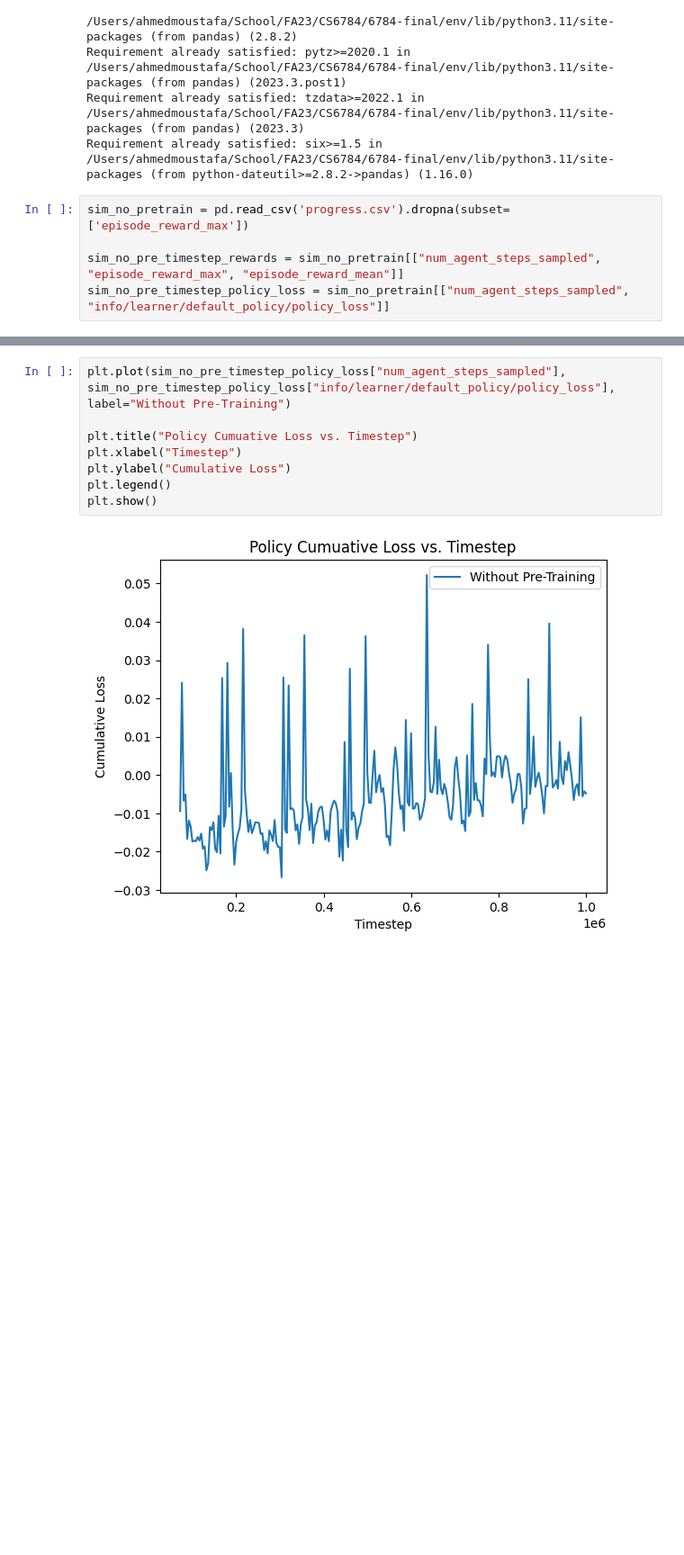
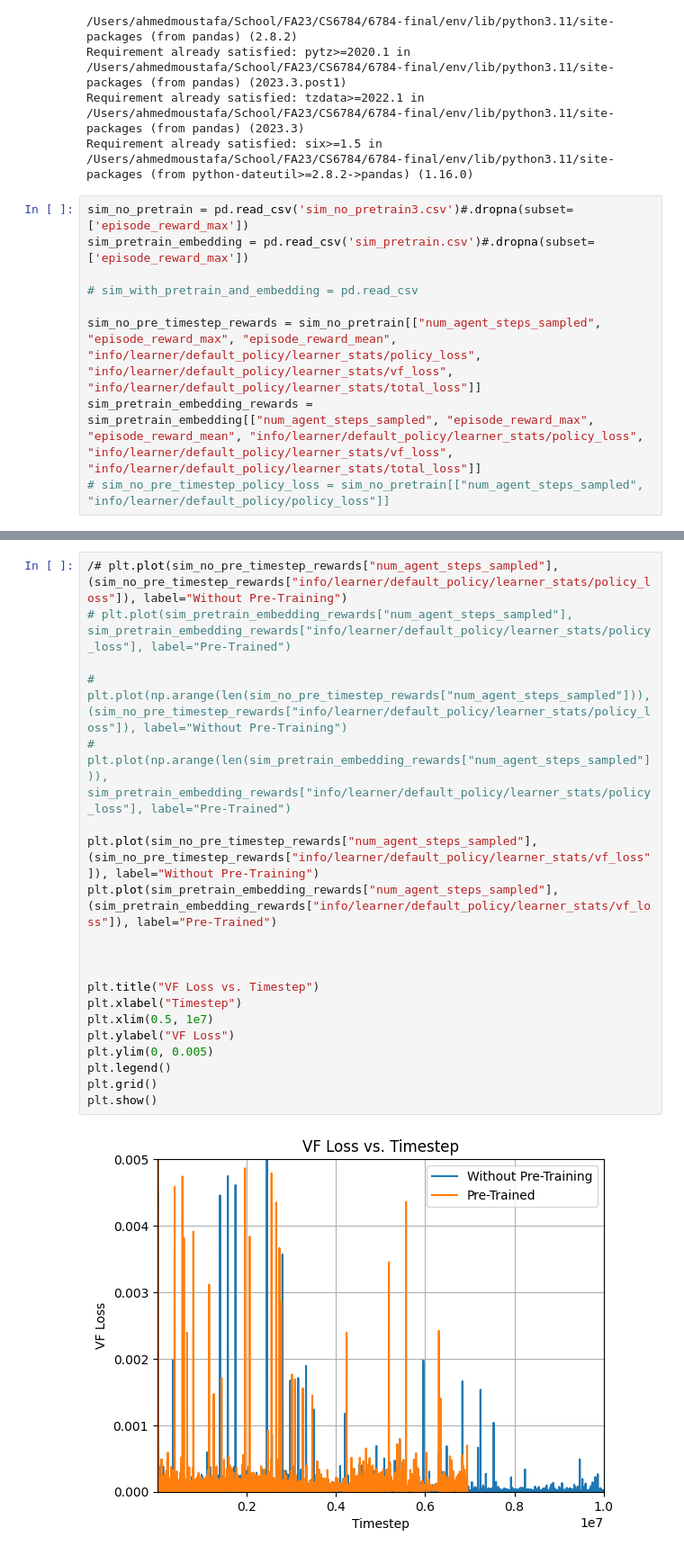
Before and after one commit to oliverjdlopez/6784-final, a Jupyter notebook: simulator/notebooks/datacenter_simulator.ipynb, the cells around one changed output, grey strips where cells are left out. Shown: that part at 90% size. Saved outputs shown, nothing was run; the diff lists cells and outputs as text; blank space fills up the shorter version.

```diff
--- a/simulator/notebooks/datacenter_simulator.ipynb
+++ b/simulator/notebooks/datacenter_simulator.ipynb
@@ -14,9 +14,13 @@ Requirement already satisfied: pytz>=2020.1 in /Users/ahmedmoustafa/School/FA23/
 Requirement already satisfied: tzdata>=2022.1 in /Users/ahmedmoustafa/School/FA23/CS6784/6784-final/env/lib/python3.11/site-packages (from pandas) (2023.3)
 Requirement already satisfied: six>=1.5 in /Users/ahmedmoustafa/School/FA23/CS6784/6784-final/env/lib/python3.11/site-packages (from python-dateutil>=2.8.2->pandas) (1.16.0)
 # %%
-sim_no_pretrain = pd.read_csv('progress.csv').dropna(subset=['episode_reward_max'])
+sim_no_pretrain = pd.read_csv('sim_no_pretrain3.csv')#.dropna(subset=['episode_reward_max'])
+sim_pretrain_embedding = pd.read_csv('sim_pretrain.csv')#.dropna(subset=['episode_reward_max'])
 
-sim_no_pre_timestep_rewards = sim_no_pretrain[["num_agent_steps_sampled", "episode_reward_max", "episode_reward_mean"]]
-sim_no_pre_timestep_policy_loss = sim_no_pretrain[["num_agent_steps_sampled", "info/learner/default_policy/policy_loss"]]
+# sim_with_pretrain_and_embedding = pd.read_csv
+
+sim_no_pre_timestep_rewards = sim_no_pretrain[["num_agent_steps_sampled", "episode_reward_max", "episode_reward_mean", "info/learner/default_policy/learner_stats/policy_loss", "info/learner/default_policy/learner_stats/vf_loss", "info/learner/default_policy/learner_stats/total_loss"]]
+sim_pretrain_embedding_rewards = sim_pretrain_embedding[["num_agent_steps_sampled", "episode_reward_max", "episode_reward_mean", "info/learner/default_policy/learner_stats/policy_loss", "info/learner/default_policy/learner_stats/vf_loss", "info/learner/default_policy/learner_stats/total_loss"]]
+# sim_no_pre_timestep_policy_loss = sim_no_pretrain[["num_agent_steps_sampled", "info/learner/default_policy/policy_loss"]]
 # %%
 print(sim_no_pretrain)
@@ -68,10 +80,22 @@ plt.show()
 # %%
-plt.plot(sim_no_pre_timestep_policy_loss["num_agent_steps_sampled"], sim_no_pre_timestep_policy_loss["info/learner/default_policy/policy_loss"], label="Without Pre-Training")
+/# plt.plot(sim_no_pre_timestep_rewards["num_agent_steps_sampled"], (sim_no_pre_timestep_rewards["info/learner/default_policy/learner_stats/policy_loss"]), label="Without Pre-Training")
+# plt.plot(sim_pretrain_embedding_rewards["num_agent_steps_sampled"], sim_pretrain_embedding_rewards["info/learner/default_policy/learner_stats/policy_loss"], label="Pre-Trained")
 
-plt.title("Policy Cumuative Loss vs. Timestep")
+# plt.plot(np.arange(len(sim_no_pre_timestep_rewards["num_agent_steps_sampled"])), (sim_no_pre_timestep_rewards["info/learner/default_policy/learner_stats/policy_loss"]), label="Without Pre-Training")
+# plt.plot(np.arange(len(sim_pretrain_embedding_rewards["num_agent_steps_sampled"])), sim_pretrain_embedding_rewards["info/learner/default_policy/learner_stats/policy_loss"], label="Pre-Trained")
+
+plt.plot(sim_no_pre_timestep_rewards["num_agent_steps_sampled"], (sim_no_pre_timestep_rewards["info/learner/default_policy/learner_stats/vf_loss"]), label="Without Pre-Training")
+plt.plot(sim_pretrain_embedding_rewards["num_agent_steps_sampled"], (sim_pretrain_embedding_rewards["info/learner/default_policy/learner_stats/vf_loss"]), label="Pre-Trained")
+
+
+
+plt.title("VF Loss vs. Timestep")
 plt.xlabel("Timestep")
-plt.ylabel("Cumulative Loss")
+plt.xlim(0.5, 1e7)
+plt.ylabel("VF Loss")
+plt.ylim(0, 0.005)
 plt.legend()
+plt.grid()
 plt.show()
 # %% [output]
-[figure, old version]
+[figure, new version]
```
Also changed, not shown: parts of 4 cells of this notebook, 10 other files.
